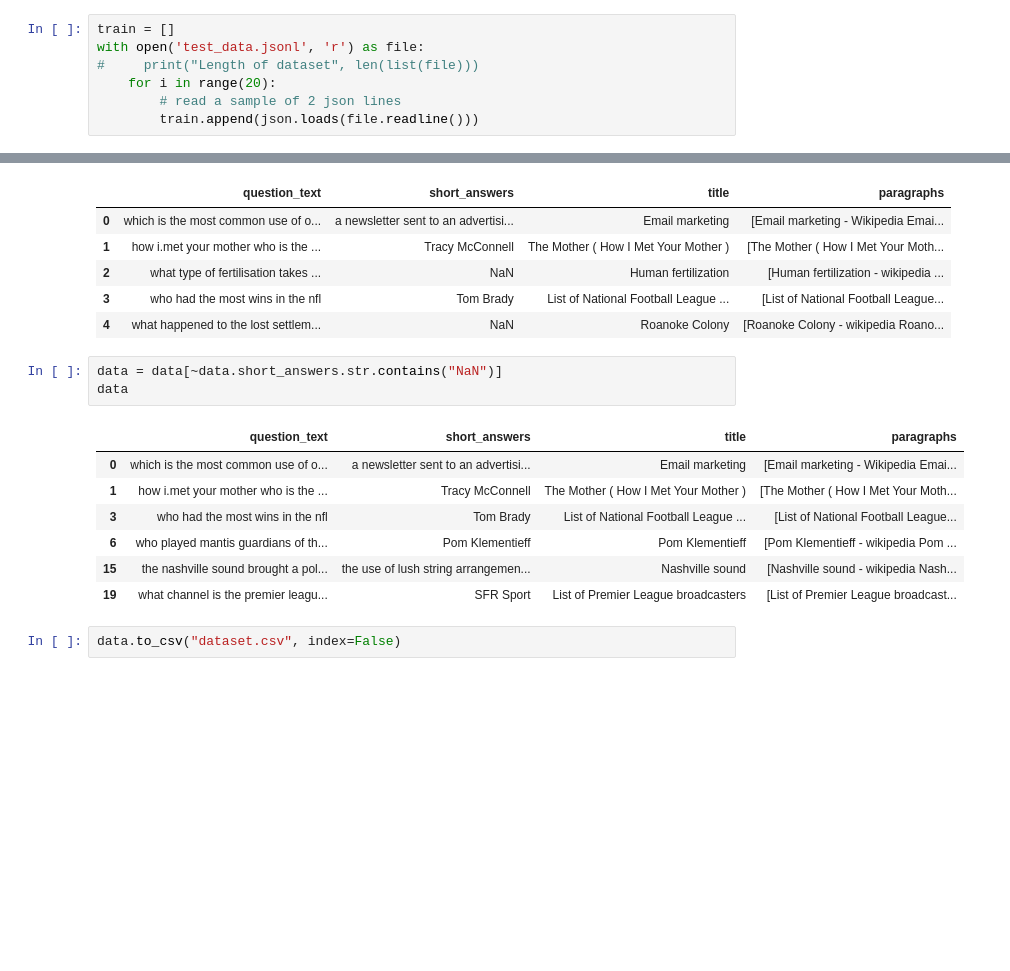
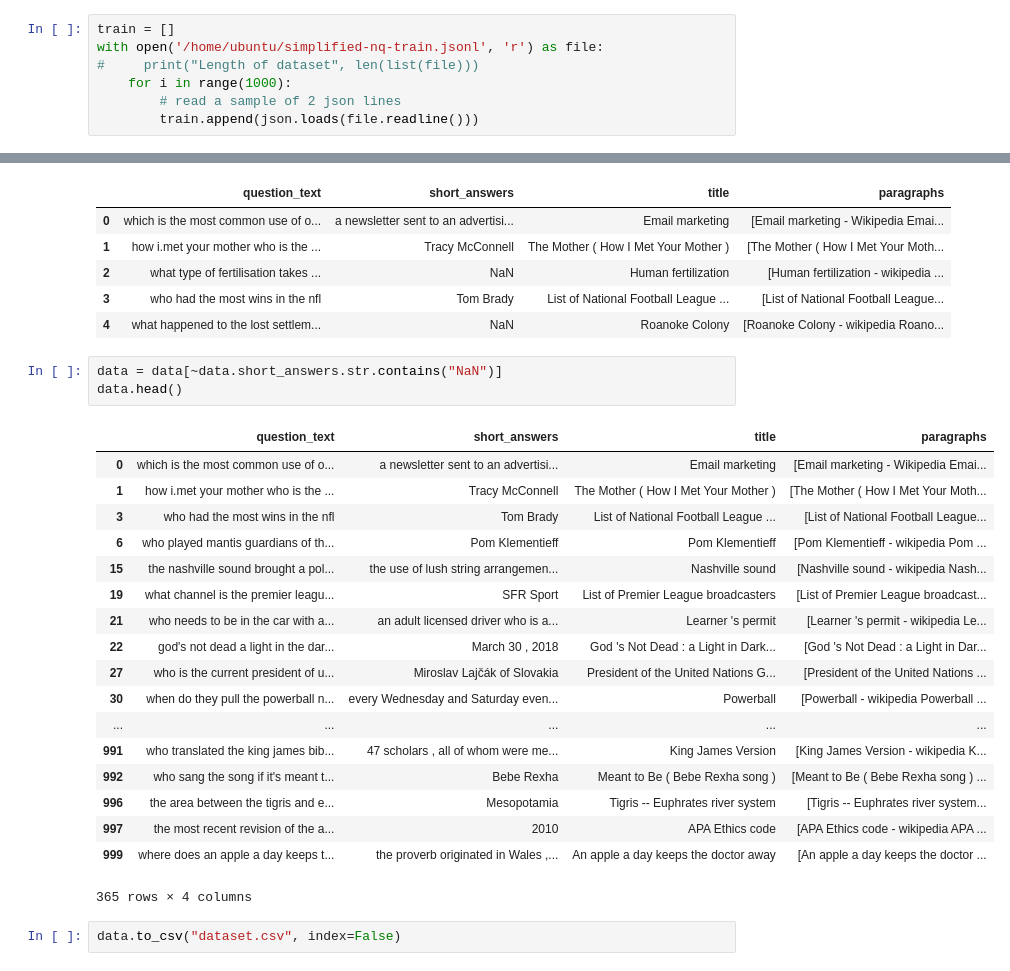
Before and after one commit to poornimajoshi/natural-language-questions-capstone, a Jupyter notebook: preprocessing_poornima_1000.ipynb, the cells around one changed output, grey strips where cells are left out. Drawn from its saved outputs; the diff is of its cells as text; blank space fills up the shorter version.

```diff
--- a/preprocessing_poornima_1000.ipynb
+++ b/preprocessing_poornima_1000.ipynb
@@ -8,9 +8,9 @@ from bs4 import BeautifulSoup
 # Importing the data
 # %%
 train = []
-with open('test_data.jsonl', 'r') as file:
+with open('/home/ubuntu/simplified-nq-train.jsonl', 'r') as file:
 #     print("Length of dataset", len(list(file)))
-    for i in range(20):
+    for i in range(1000):
         # read a sample of 2 json lines
         train.append(json.loads(file.readline()))
 # %%
@@ -112,14 +113,25 @@ data.head()
 | 4 | what happened to the lost settlem... | NaN | Roanoke Colony | [Roanoke Colony - wikipedia Roano... |
 # %%
 data = data[~data.short_answers.str.contains("NaN")]
-data
+data.head()
 # %% [output]
 |  | question_text | short_answers | title | paragraphs |
 | 0 | which is the most common use of o... | a newsletter sent to an advertisi... | Email marketing | [Email marketing - Wikipedia Emai... |
 | 1 | how i.met your mother who is the ... | Tracy McConnell | The Mother ( How I Met Your Mother ) | [The Mother ( How I Met Your Moth... |
 | 3 | who had the most wins in the nfl | Tom Brady | List of National Football League ... | [List of National Football League... |
 | 6 | who played mantis guardians of th... | Pom Klementieff | Pom Klementieff | [Pom Klementieff - wikipedia Pom ... |
 | 15 | the nashville sound brought a pol... | the use of lush string arrangemen... | Nashville sound | [Nashville sound - wikipedia Nash... |
 | 19 | what channel is the premier leagu... | SFR Sport | List of Premier League broadcasters | [List of Premier League broadcast... |
+| 21 | who needs to be in the car with a... | an adult licensed driver who is a... | Learner 's permit | [Learner 's permit - wikipedia Le... |
+| 22 | god's not dead a light in the dar... | March 30 , 2018 | God 's Not Dead : a Light in Dark... | [God 's Not Dead : a Light in Dar... |
+| 27 | who is the current president of u... | Miroslav Lajčák of Slovakia | President of the United Nations G... | [President of the United Nations ... |
+| 30 | when do they pull the powerball n... | every Wednesday and Saturday even... | Powerball | [Powerball - wikipedia Powerball ... |
+| ... | ... | ... | ... | ... |
+| 991 | who translated the king james bib... | 47 scholars , all of whom were me... | King James Version | [King James Version - wikipedia K... |
+| 992 | who sang the song if it's meant t... | Bebe Rexha | Meant to Be ( Bebe Rexha song ) | [Meant to Be ( Bebe Rexha song ) ... |
+| 996 | the area between the tigris and e... | Mesopotamia | Tigris -- Euphrates river system | [Tigris -- Euphrates river system... |
+| 997 | the most recent revision of the a... | 2010 | APA Ethics code | [APA Ethics code - wikipedia APA ... |
+| 999 | where does an apple a day keeps t... | the proverb originated in Wales ,... | An apple a day keeps the doctor away | [An apple a day keeps the doctor ... |
+365 rows × 4 columns
 # %%
 data.to_csv("dataset.csv", index=False)
```
Also changed, not shown: parts of 1 cell of this notebook, 4 other files.
